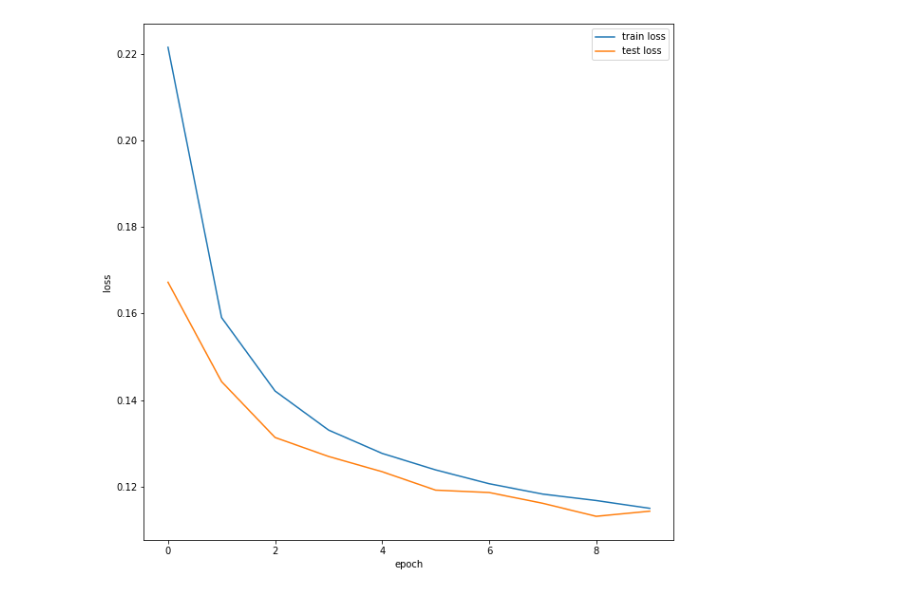
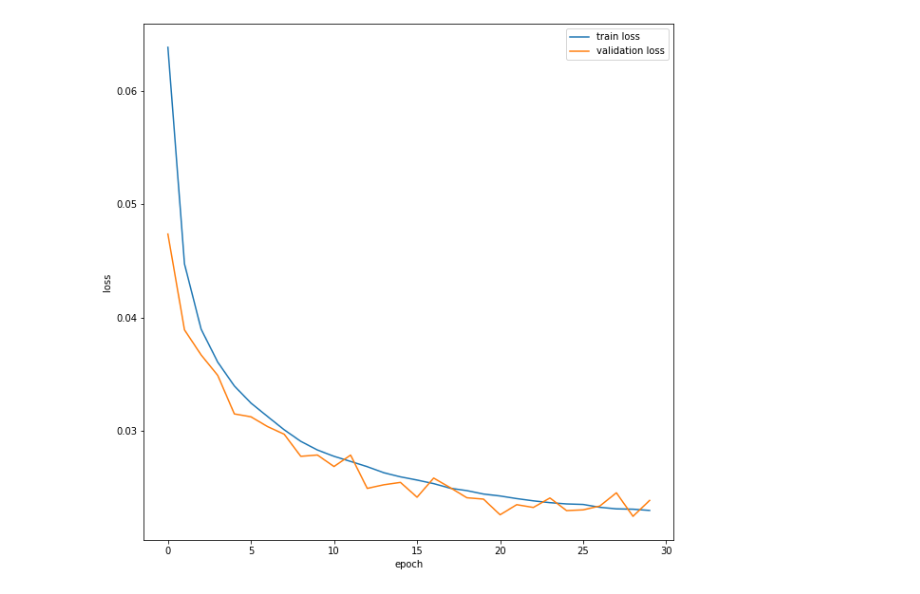
Before and after one commit to JackWetherell/deep-learning-hands-on-rest, a Jupyter notebook: notebook.ipynb, the cells around one changed output. Cells and saved outputs as stored; diff of their text form; code cells hidden in the pictures.

```diff
--- a/notebook.ipynb
+++ b/notebook.ipynb
@@ -105,12 +141,10 @@ plt.savefig('predictions.pdf')
 # %%
 # Hyperparameters
-count = 40000
-validation_split = 0.20
 optimizer = 'adadelta'
 learning_rate = 1.0
-epochs = 10
+epochs = 30
 batch_size = 128
-loss = 'binary_crossentropy'
+loss = 'mse'
 shuffle = True
 
 
@@ -120,11 +154,11 @@ encoded = tf.keras.layers.Conv2D(16, (3, 3), activation='relu', padding='same')(
 encoded = tf.keras.layers.MaxPooling2D((2, 2), padding='same')(encoded)
 encoded = tf.keras.layers.Conv2D(8, (3, 3), activation='relu', padding='same')(encoded)
 encoded = tf.keras.layers.MaxPooling2D((2, 2), padding='same')(encoded)
-encoded = tf.keras.layers.Conv2D(8, (3, 3), activation='relu', padding='same')(encoded)
+encoded = tf.keras.layers.Conv2D(2, (3, 3), activation='relu', padding='same')(encoded)
 encoded = tf.keras.layers.MaxPooling2D((2, 2), padding='same')(encoded)
 latent_shape = (int(encoded.shape[1]), int(encoded.shape[2]), int(encoded.shape[3]))
 print(latent_shape)
-decoded = tf.keras.layers.Conv2D(8, (3, 3), activation='relu', padding='same')(encoded)
+decoded = tf.keras.layers.Conv2D(2, (3, 3), activation='relu', padding='same')(encoded)
 decoded = tf.keras.layers.UpSampling2D((2, 2))(decoded)
 decoded = tf.keras.layers.Conv2D(8, (3, 3), activation='relu', padding='same')(decoded)
 decoded = tf.keras.layers.UpSampling2D((2, 2))(decoded)
@@ -163,13 +197,4 @@ if optimizer == 'adadelta':
     opt = tf.keras.optimizers.Adadelta(learning_rate=learning_rate)
 autoencoder.compile(optimizer=opt, loss=loss)
 latent_shape = tuple(encoder.layers[-1].output_shape[1:4])
-
-
-# Train the autoencoder.
-training = autoencoder.fit(x_train, x_train, validation_data=(x_validation, x_validation), epochs=epochs, batch_size=batch_size, shuffle=shuffle)
-
-
-# Encode and then decode some test data.
-encoded_imgs = encoder.predict(x_test)
-decoded_imgs = decoder.predict(encoded_imgs)
 # %% [output]
@@ -193,16 +243,16 @@ Epoch 10/10
 # %%
 # plotting the training
 train_loss = np.array(training.history['loss'])
 test_loss = np.array(training.history['val_loss'])
 plt.rcParams['figure.figsize'] = [10, 10]
 plt.plot(train_loss, label='train loss')
-plt.plot(test_loss, label='test loss')
+plt.plot(test_loss, label='validation loss')
 plt.xlabel('epoch')
 plt.ylabel('loss')
 plt.legend()
 plt.savefig('training.pdf')
 # %% [output]
-[figure, old version]
+[figure, new version]
 # %%
 # Plot the decoded test data.
 n = 10
```
Also changed, not shown: parts of 20 cells of this notebook, 10 other files.
